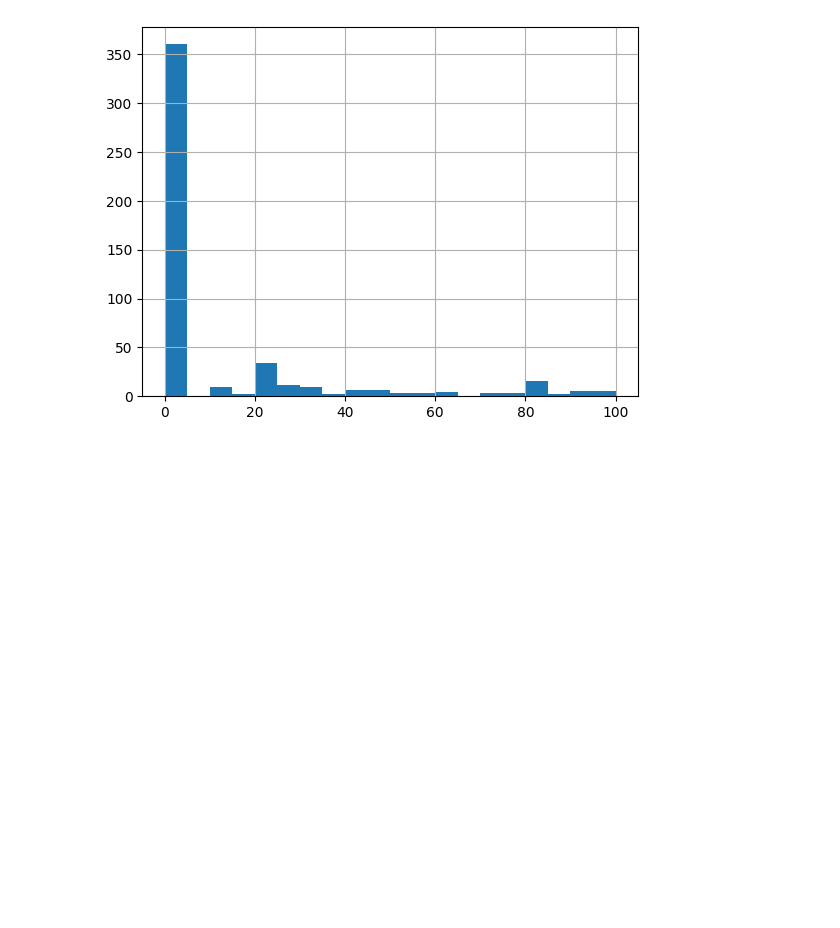
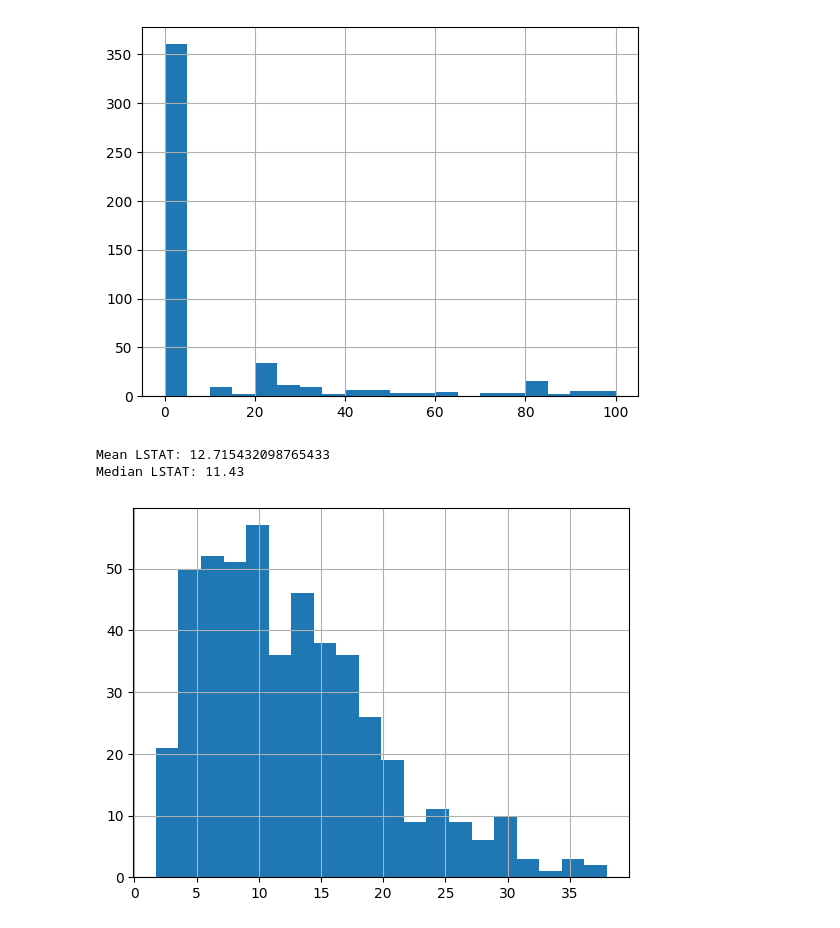
Before and after one commit to kriti-agrawal-52/linear_regression, a Jupyter notebook: data_cleaning.ipynb, the cells around one changed output. Saved outputs shown, nothing was run; the diff lists cells and outputs as text; code cells hidden in the pictures; blank space fills up the shorter version.

```diff
--- a/data_cleaning.ipynb
+++ b/data_cleaning.ipynb
@@ -156,3 +161,18 @@ df['ZN'].fillna(df['ZN'].median(), inplace=True)
 Mean ZN: 11.2119341563786
 Median ZN: 0.0
 [figure]
+# %%
+"""imputing LSTAT
+While LSTAT (percentage of lower-status population) is less erratic than AGE or ZN, it's still:
+Right-skewed (long tail on the high end),
+Not smoothly varying enough to trust interpolation,
+And lacks strong, consistent correlation with other features (as shown in your scatter plots).
+"""
+print("Mean LSTAT:", df['LSTAT'].mean())
+print("Median LSTAT:", df['LSTAT'].median())
+df['LSTAT'].hist(bins=20)
+df['LSTAT'].fillna(df['LSTAT'].median(), inplace=True)
+# %% [output]
+Mean LSTAT: 12.715432098765433
+Median LSTAT: 11.43
+[figure, added]
```
Also changed, not shown: parts of 8 cells of this notebook.
